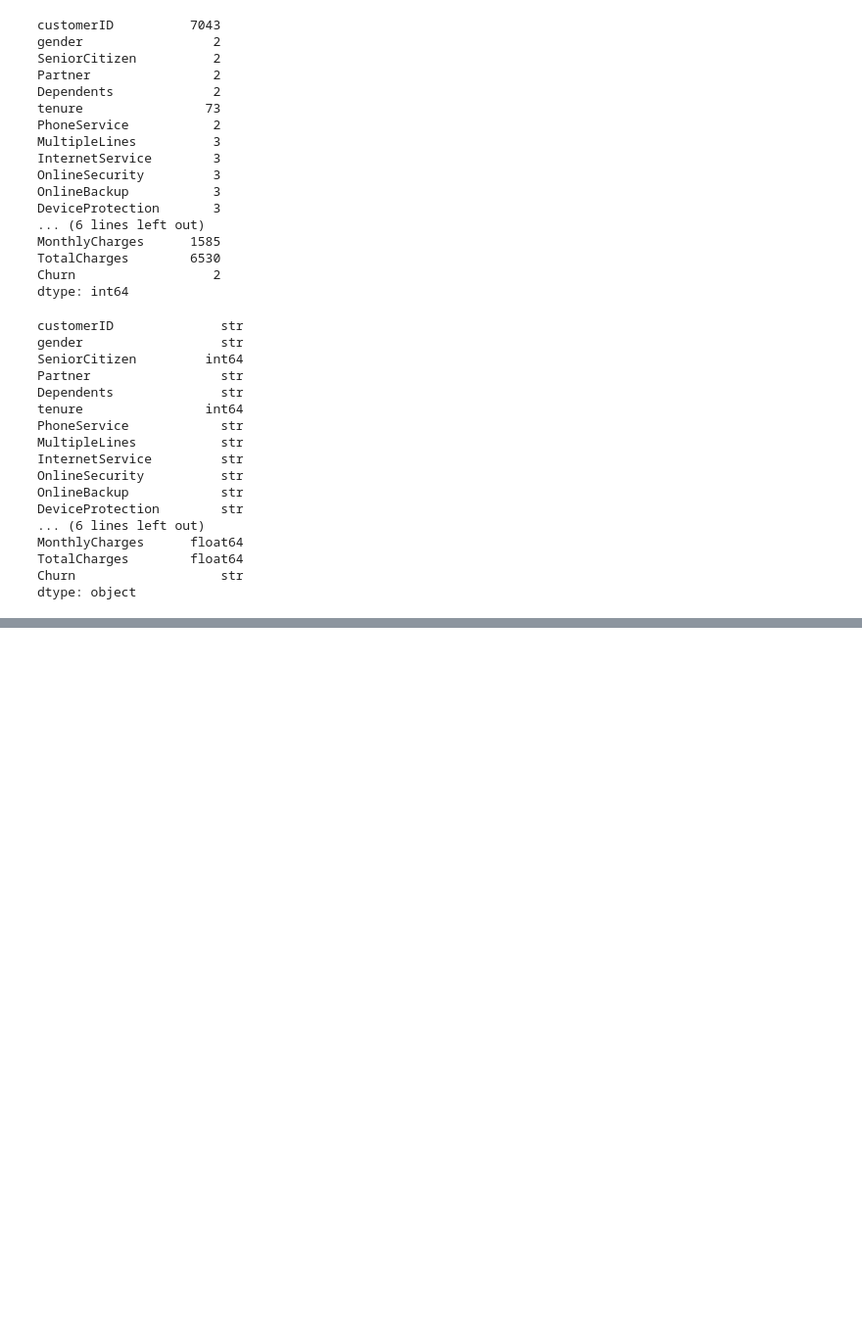
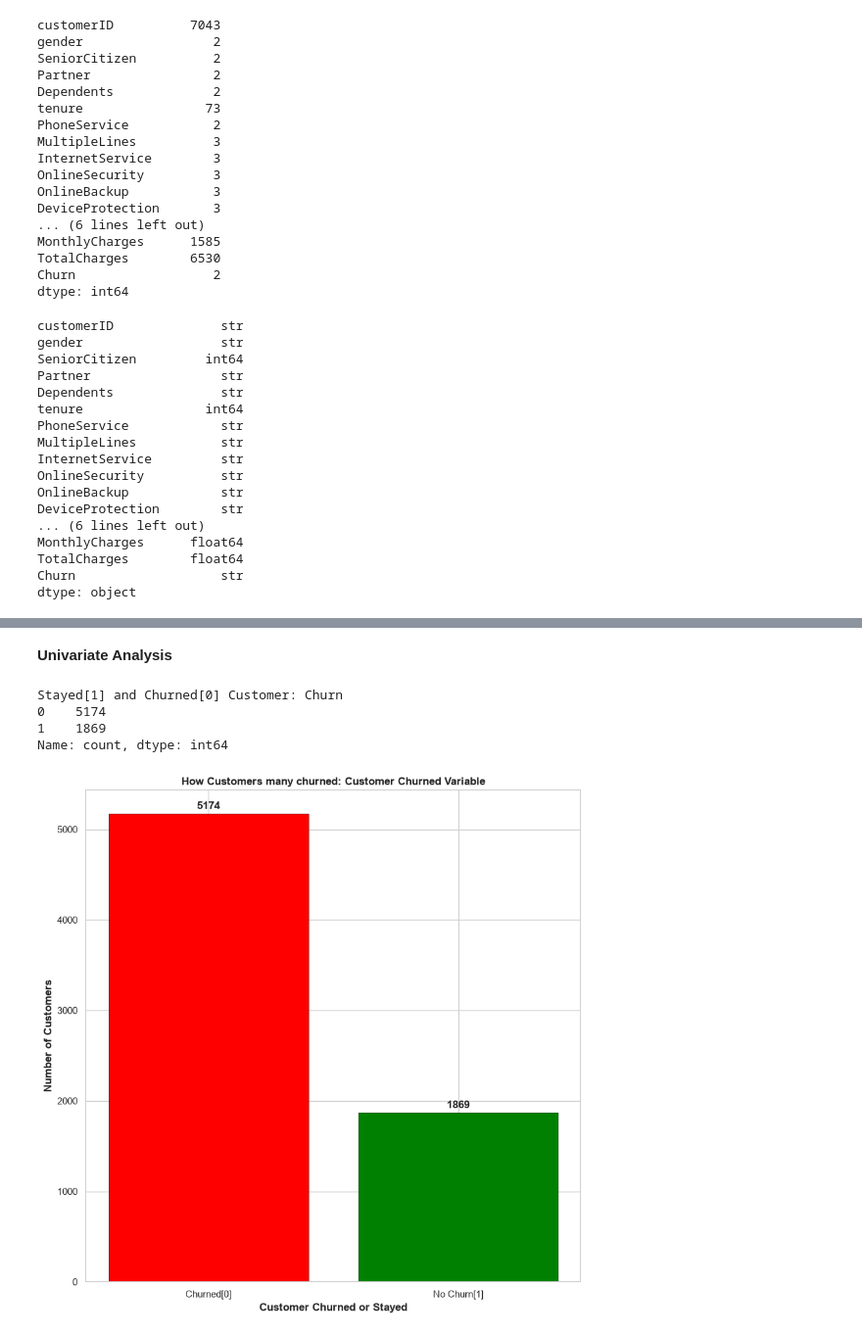
Before and after one commit to salamiXpert/Customer-Churn-Predicton-Model, a Jupyter notebook: Customer_churn.ipynb, the cells around one changed output, grey strips where cells are left out. Shown at 98% size. Cells and saved outputs as stored; diff of their text form; code cells hidden in the pictures; blank space fills up the shorter version.

```diff
--- a/Customer_churn.ipynb
+++ b/Customer_churn.ipynb
@@ -243,0 +366,19 @@ Length: 2, dtype: str
+# %%
+# Using OneHotEncoder to encode the columns for multi-categories values
+
+mult_cat = [
+    "InternetService",
+    "Contract",
+    "PaymentMethod"
+]
+
+for cat in mult_cat:
+    print(f"{cat:20s} > {df[cat].unique().tolist()}")
+
+df = pd.get_dummies(df, columns=["InternetService","Contract","PaymentMethod"], drop_first=False)
+
+print("\nVerify Information")
+print("=" *50)
+print(f"Encoded successful!, Shape:{df.shape}")
+print(f"\nTotal Churn: {df["Churn"].value_counts()}")
+print(f"\n New columns Categories: {df.columns.tolist()}")
@@ -243,0 +502,31 @@ Length: 2, dtype: str
+# %% [markdown]
+**Univariate Analysis**
+# %%
+# CHURNED DISTRIBUTION
+# creating a visualization on how Customer churned and how many customners stayed
+
+plt.figure(figsize=(10,10))
+
+
+churn_counts = df["Churn"].value_counts()
+colors = ["red","green"]
+plt.bar(
+    ["Churned[0]", "No Churn[1]"],
+    churn_counts.values,
+    color = colors,
+    edgecolor= "black",
+    linewidth=0.4
+)
+for i, v in enumerate(churn_counts.values):
+    plt.text(i, v+50 , str(v),ha="center", fontweight="bold")
+
+plt.title("How Customers many churned: Customer Churned Variable", ha="center", fontweight="bold")
+plt.ylabel("Number of Customers", ha="center", fontweight= "bold")
+plt.xlabel("Customer Churned or Stayed", ha="center", fontweight="bold")
+print(f"Stayed[1] and Churned[0] Customer: {df["Churn"].value_counts()}")
+# %% [output]
+Stayed[1] and Churned[0] Customer: Churn
+0    5174
+1    1869
+Name: count, dtype: int64
+[figure, added]
```
Also changed, not shown: parts of 52 cells of this notebook, 4 other files.
